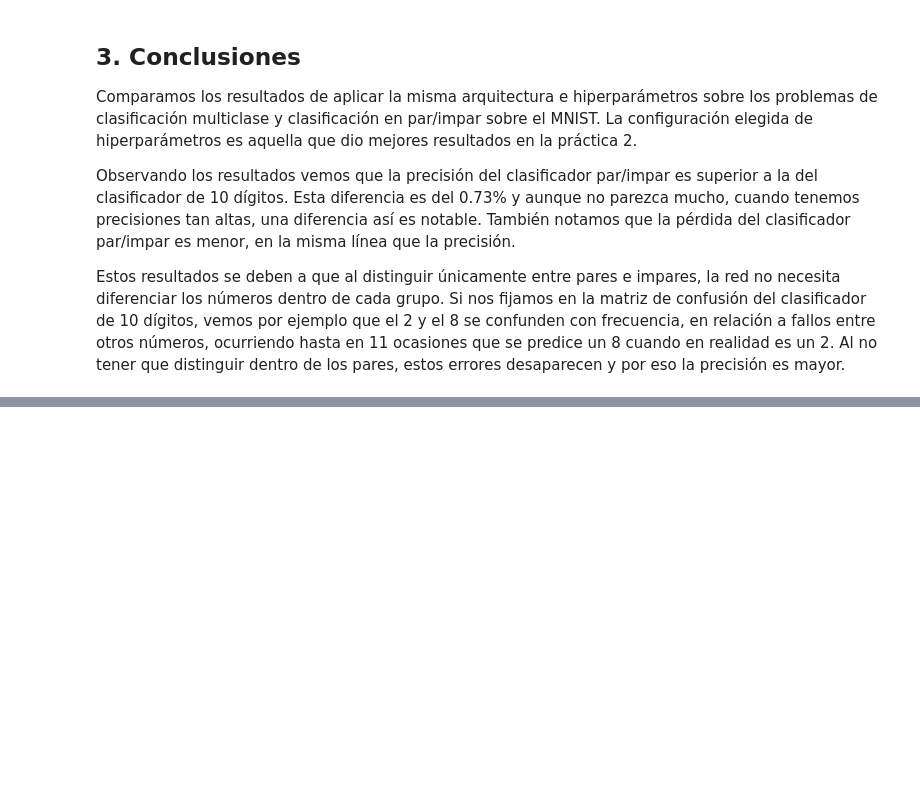
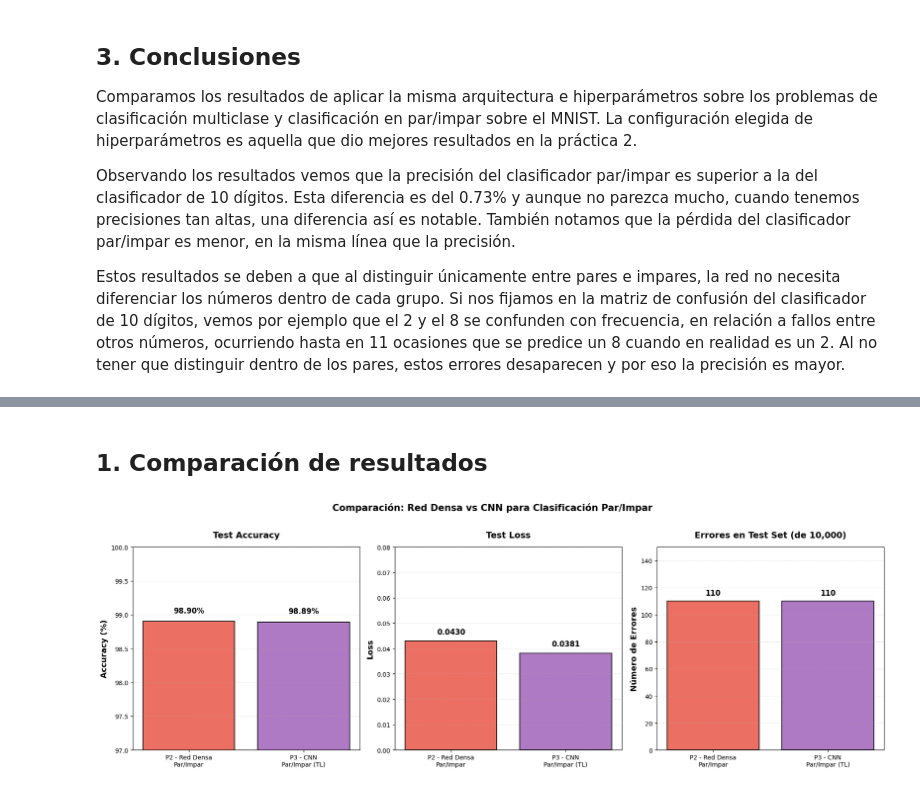
Before and after one commit to jorvarea/deep_learning_exercises, a Jupyter notebook: trabajo1.ipynb, the cells around one changed output, grey strips where cells are left out. Drawn from its saved outputs; the diff is of its cells as text; code cells hidden in the pictures; blank space fills up the shorter version.

```diff
--- a/trabajo1.ipynb
+++ b/trabajo1.ipynb
@@ -24,6 +24,8 @@ df_p3_test = pd.read_csv('p3/results/test_metrics.csv')
 df_p4_train = pd.read_csv('p4/results/training_metrics.csv')
 df_p4_test = pd.read_csv('p4/results/test_metrics.csv')
 df_p2_par = pd.read_csv('p2_par/results/comparison_table.csv')
+df_p3_par_train = pd.read_csv('p3_par/results/training_metrics.csv')
+df_p3_par_test = pd.read_csv('p3_par/results/test_metrics.csv')
 # %% [markdown]
 ## 1. Resumen de mejores resultados por práctica
 # %%
@@ -564,0 +575,53 @@ Estos resultados se deben a que al distinguir únicamente entre pares e impares,
+# %% [markdown]
+## 1. Comparación de resultados
+# %%
+best_p2_par = df_p2_par.iloc[0]
+best_p3_par = df_p3_par_test.loc[df_p3_par_test['accuracy'].astype(float).idxmax()]
+
+fig, axes = plt.subplots(1, 3, figsize=(18, 6))
+
+models_par_comparison = ['P2 - Red Densa\nPar/Impar', 'P3 - CNN\nPar/Impar (TL)']
+colors_par_comparison = ['#e74c3c', '#9b59b6']
+
+# Test Accuracy (P2: 98.90%, P3: del CSV)
+test_accs_par = [98.90, best_p3_par['accuracy']]
+bars1 = axes[0].bar(models_par_comparison, test_accs_par, color=colors_par_comparison,
+                    alpha=0.8, edgecolor='black', linewidth=1.5)
+axes[0].set_ylabel('Accuracy (%)', fontsize=13, fontweight='bold')
+axes[0].set_title('Test Accuracy', fontsize=14, fontweight='bold', pad=15)
+axes[0].set_ylim([97, 100])
+axes[0].grid(True, alpha=0.3, axis='y', linestyle='--')
+for bar, acc in zip(bars1, test_accs_par):
+    axes[0].text(bar.get_x() + bar.get_width()/2, bar.get_height() + 0.1,
+                 f'{acc:.2f}%', ha='center', va='bottom', fontsize=12, fontweight='bold')
+
+# Test Loss (P2: 0.0430, P3: del CSV)
+test_losses_par = [0.0430, best_p3_par['loss']]
+bars2 = axes[1].bar(models_par_comparison, test_losses_par, color=colors_par_comparison,
+                    alpha=0.8, edgecolor='black', linewidth=1.5)
+axes[1].set_ylabel('Loss', fontsize=13, fontweight='bold')
+axes[1].set_title('Test Loss', fontsize=14, fontweight='bold', pad=15)
+axes[1].set_ylim([0, 0.08])
+axes[1].grid(True, alpha=0.3, axis='y', linestyle='--')
+for bar, loss in zip(bars2, test_losses_par):
+    axes[1].text(bar.get_x() + bar.get_width()/2, bar.get_height() + 0.002,
+                 f'{loss:.4f}', ha='center', va='bottom', fontsize=12, fontweight='bold')
+
+# Test Errors (P2: 110, P3: calculado del accuracy)
+test_errors_par = [110, int(10000 * (1 - best_p3_par['accuracy']/100))]
+bars3 = axes[2].bar(models_par_comparison, test_errors_par, color=colors_par_comparison,
+                    alpha=0.8, edgecolor='black', linewidth=1.5)
+axes[2].set_ylabel('Número de Errores', fontsize=13, fontweight='bold')
+axes[2].set_title('Errores en Test Set (de 10,000)', fontsize=14, fontweight='bold', pad=15)
+axes[2].set_ylim([0, 150])
+axes[2].grid(True, alpha=0.3, axis='y', linestyle='--')
+for bar, err in zip(bars3, test_errors_par):
+    axes[2].text(bar.get_x() + bar.get_width()/2, bar.get_height() + 3,
+                 f'{err}', ha='center', va='bottom', fontsize=12, fontweight='bold')
+
+plt.suptitle('Comparación: Red Densa vs CNN para Clasificación Par/Impar',
+             fontsize=15, fontweight='bold', y=1.02)
+plt.tight_layout()
+plt.show()
+# %% [output]
+[figure, added]
```
Also changed, not shown: parts of 5 cells of this notebook, 3 other files.
